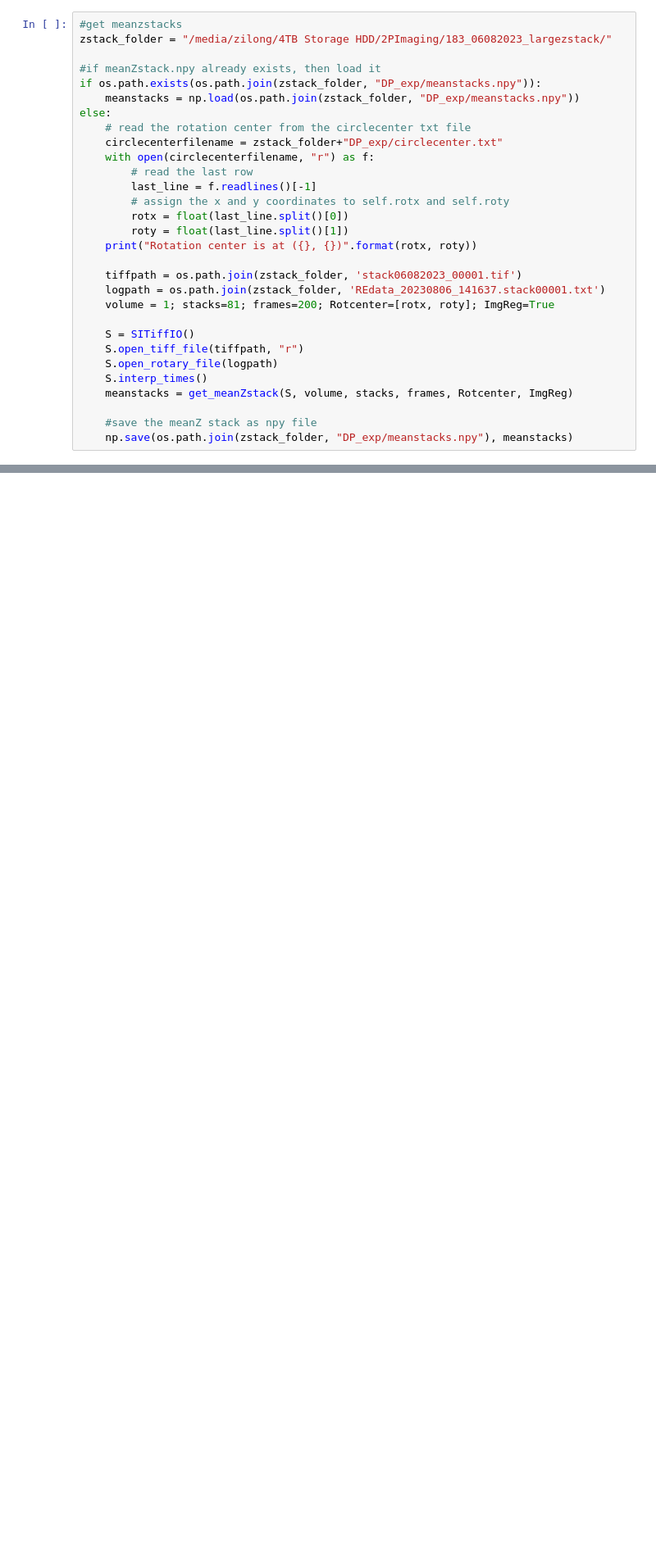
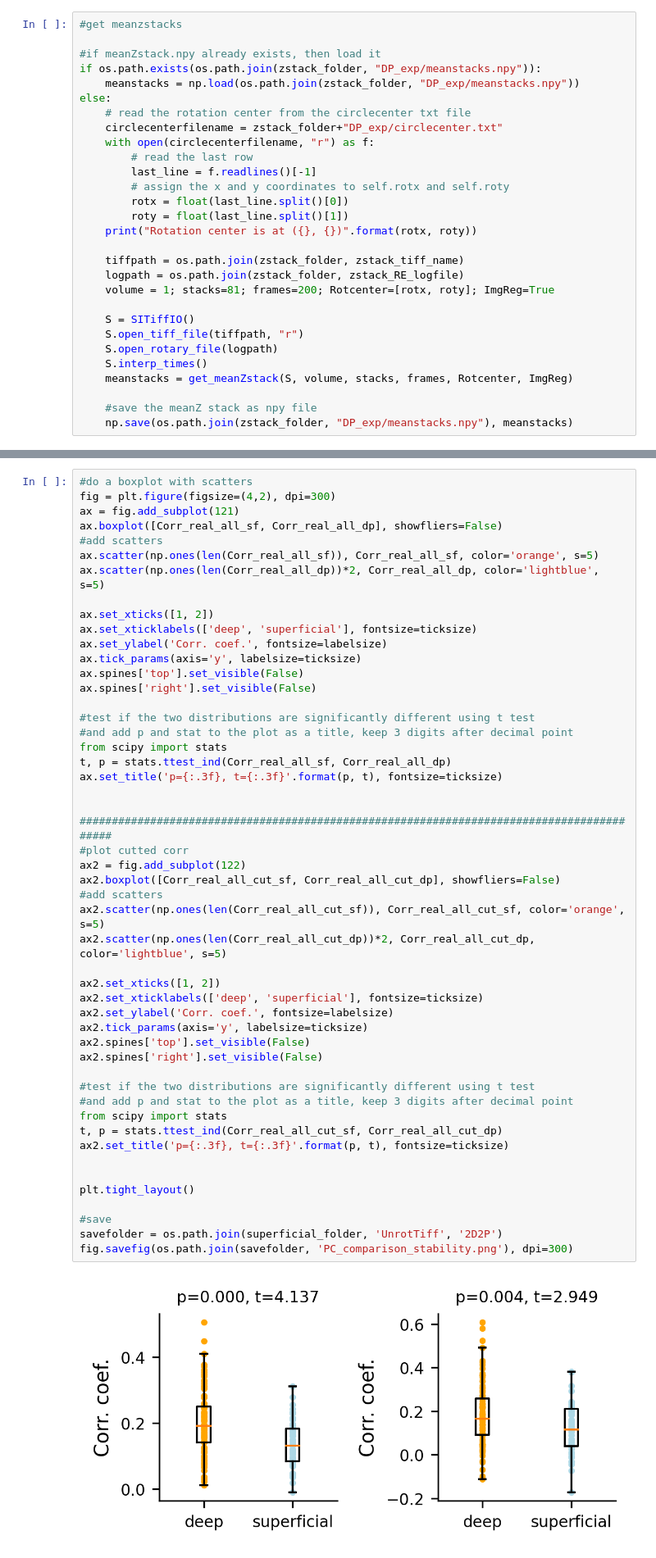
Before and after one commit to ZilongJi/2D2P, a Jupyter notebook: analysis_notebook/getSuperficialvsDeepLayerResults.ipynb, the cells around one changed output, grey strips where cells are left out. Shown at 82% size. Cells and saved outputs as stored; diff of their text form; blank space fills up the shorter version.

Commit message:
add analysis code for comparing superficial and deep CA1 neurons

```diff
--- a/analysis_notebook/getSuperficialvsDeepLayerResults.ipynb
+++ b/analysis_notebook/getSuperficialvsDeepLayerResults.ipynb
@@ -12,6 +40,5 @@ from scanimagetiffio import SITiffIO
 # %%
 #get meanzstacks
-zstack_folder = "/media/zilong/4TB Storage HDD/2PImaging/183_06082023_largezstack/"
 
 #if meanZstack.npy already exists, then load it
 if os.path.exists(os.path.join(zstack_folder, "DP_exp/meanstacks.npy")):
@@ -27,8 +54,8 @@ else:
         roty = float(last_line.split()[1])
     print("Rotation center is at ({}, {})".format(rotx, roty))
 
-    tiffpath = os.path.join(zstack_folder, 'stack06082023_00001.tif')
-    logpath = os.path.join(zstack_folder, 'REdata_20230806_141637.stack00001.txt')
+    tiffpath = os.path.join(zstack_folder, zstack_tiff_name)
+    logpath = os.path.join(zstack_folder, zstack_RE_logfile)
     volume = 1; stacks=81; frames=200; Rotcenter=[rotx, roty]; ImgReg=True
 
     S = SITiffIO()
@@ -126,0 +808,52 @@ plt.tight_layout()
+# %%
+#do a boxplot with scatters
+fig = plt.figure(figsize=(4,2), dpi=300)
+ax = fig.add_subplot(121)
+ax.boxplot([Corr_real_all_sf, Corr_real_all_dp], showfliers=False)
+#add scatters
+ax.scatter(np.ones(len(Corr_real_all_sf)), Corr_real_all_sf, color='orange', s=5)
+ax.scatter(np.ones(len(Corr_real_all_dp))*2, Corr_real_all_dp, color='lightblue', s=5)
+
+ax.set_xticks([1, 2])
+ax.set_xticklabels(['deep', 'superficial'], fontsize=ticksize)
+ax.set_ylabel('Corr. coef.', fontsize=labelsize)
+ax.tick_params(axis='y', labelsize=ticksize)
+ax.spines['top'].set_visible(False)
+ax.spines['right'].set_visible(False)
+
+#test if the two distributions are significantly different using t test
+#and add p and stat to the plot as a title, keep 3 digits after decimal point
+from scipy import stats
+t, p = stats.ttest_ind(Corr_real_all_sf, Corr_real_all_dp)
+ax.set_title('p={:.3f}, t={:.3f}'.format(p, t), fontsize=ticksize)
+
+
+##########################################################################################
+#plot cutted corr
+ax2 = fig.add_subplot(122)
+ax2.boxplot([Corr_real_all_cut_sf, Corr_real_all_cut_dp], showfliers=False)
+#add scatters
+ax2.scatter(np.ones(len(Corr_real_all_cut_sf)), Corr_real_all_cut_sf, color='orange', s=5)
+ax2.scatter(np.ones(len(Corr_real_all_cut_dp))*2, Corr_real_all_cut_dp, color='lightblue', s=5)
+
+ax2.set_xticks([1, 2])
+ax2.set_xticklabels(['deep', 'superficial'], fontsize=ticksize)
+ax2.set_ylabel('Corr. coef.', fontsize=labelsize)
+ax2.tick_params(axis='y', labelsize=ticksize)
+ax2.spines['top'].set_visible(False)
+ax2.spines['right'].set_visible(False)
+
+#test if the two distributions are significantly different using t test
+#and add p and stat to the plot as a title, keep 3 digits after decimal point
+from scipy import stats
+t, p = stats.ttest_ind(Corr_real_all_cut_sf, Corr_real_all_cut_dp)
+ax2.set_title('p={:.3f}, t={:.3f}'.format(p, t), fontsize=ticksize)
+
+
+plt.tight_layout()
+
+#save
+savefolder = os.path.join(superficial_folder, 'UnrotTiff', '2D2P')
+fig.savefig(os.path.join(savefolder, 'PC_comparison_stability.png'), dpi=300)
+# %% [output]
+[figure, added]
```
Also changed, not shown: parts of 27 cells of this notebook, 5 other files.
